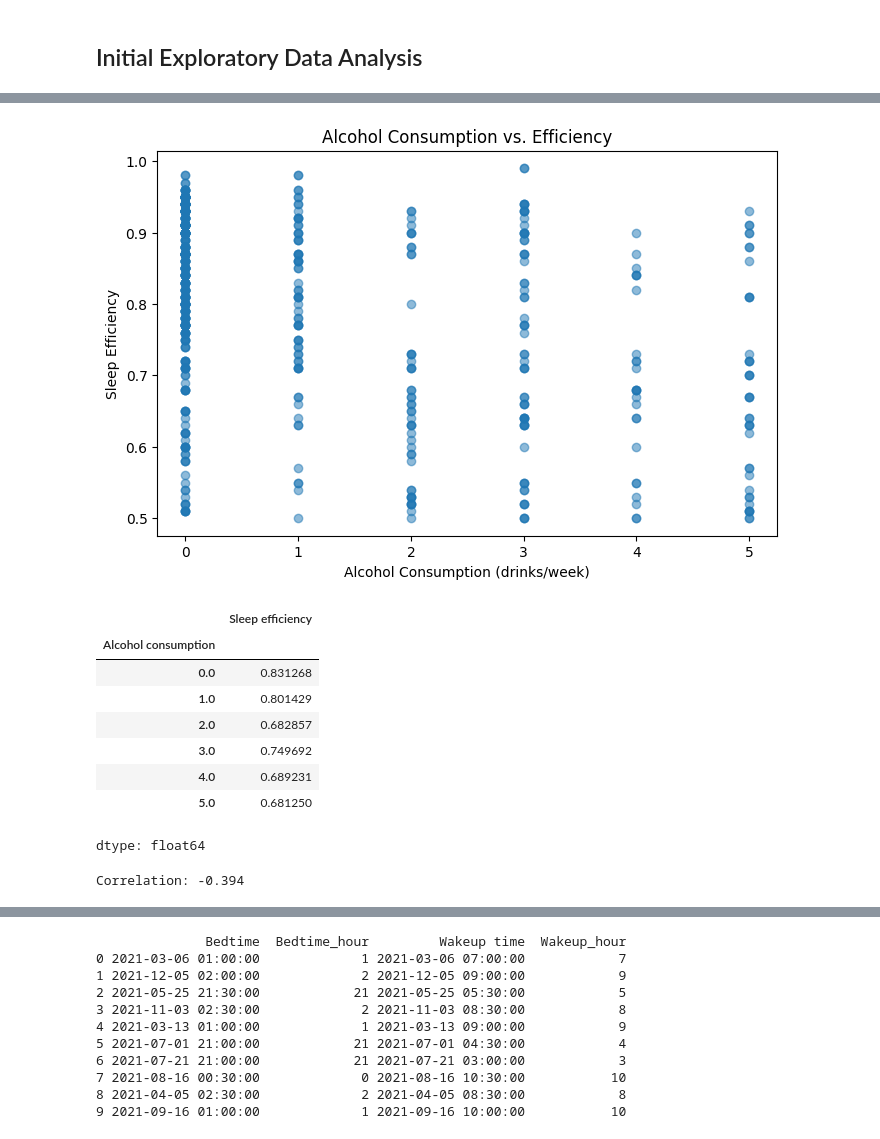
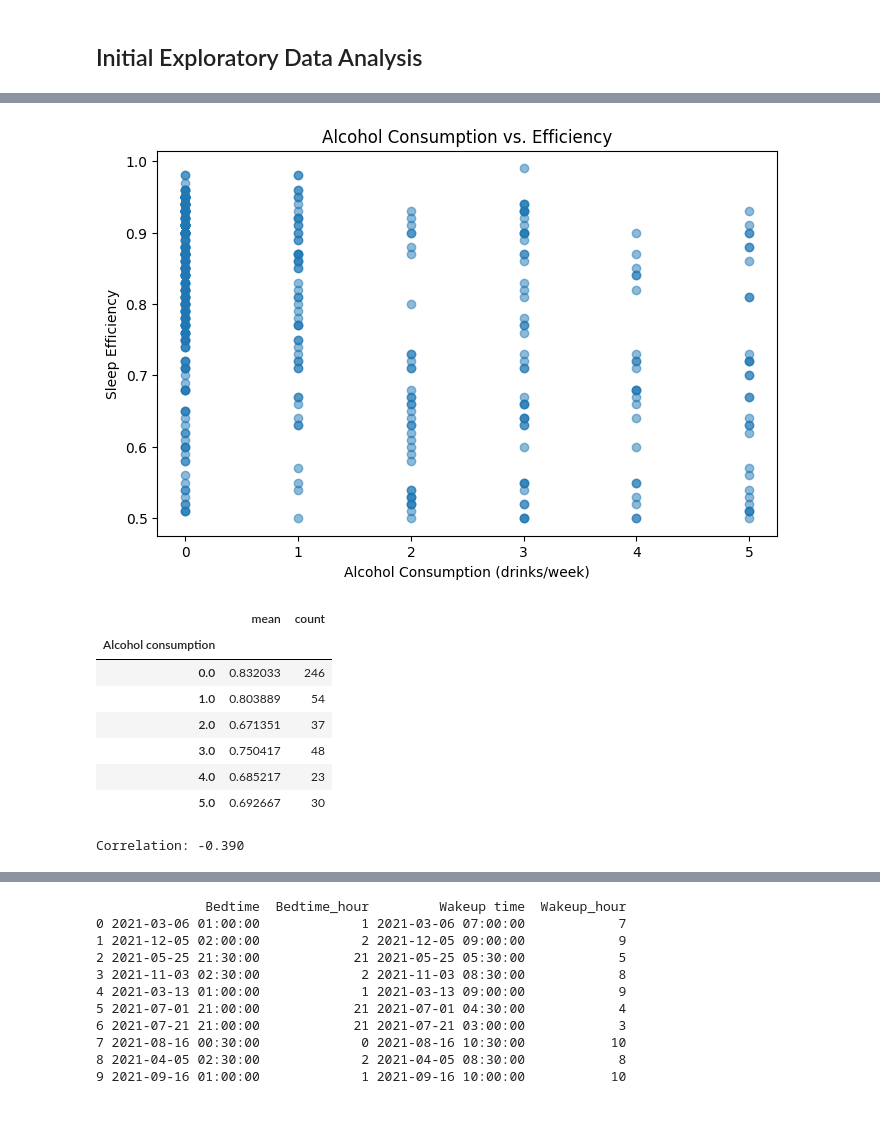
Before and after one commit to stnly999/Sleep-Efficiency-ML-A2, a Jupyter notebook: 14639482_Sleep_Efficiency_A2.ipynb, the cells around one changed output, grey strips where cells are left out. Drawn from its saved outputs; the diff is of its cells as text; code cells hidden in the pictures.

```diff
--- a/14639482_Sleep_Efficiency_A2.ipynb
+++ b/14639482_Sleep_Efficiency_A2.ipynb
@@ -5,8 +5,10 @@ import pandas as pd
 import numpy as np
 import matplotlib.pyplot as plt
 
-# Upload CSV to notebook
-df = pd.read_csv('https://raw.githubusercontent.com/stnly999/Sleep-Efficiency-ML-A2/refs/heads/main/Sleep_Efficiency_Updated.csv')
+# Load the dataset from the public GitHub raw URL
+DATA_URL = 'https://raw.githubusercontent.com/stnly999/Sleep-Efficiency-ML-A2/refs/heads/main/Sleep_Efficiency_Updated.csv'
+df_raw = pd.read_csv(DATA_URL)
+df = df_raw.copy()
 print(df.head())
 print(df.info())
 print(df.shape)
@@ -30,0 +39,10 @@ None
+# %%
+# Duplicate check: are any rows exact copies of another row (ignoring the ID column)?
+feature_cols_all = [c for c in df.columns if c != 'ID']
+dup_mask = df.duplicated(subset=feature_cols_all)
+print(f"Rows before: {len(df)} | exact duplicates (ignoring ID): {dup_mask.sum()}")
+print(f"IDs of the duplicate rows: {df.loc[dup_mask, 'ID'].min()} to {df.loc[dup_mask, 'ID'].max()}")
+print(f"Duplicates among IDs 1-452 only: {df[df['ID'] <= 452].duplicated(subset=feature_cols_all).sum()}")
+
+df = df[~dup_mask].reset_index(drop=True)
+print(f"Rows after removing duplicates: {len(df)}")
@@ -407,24 +446,23 @@ plt.ylabel('Sleep Efficiency')
 plt.title('Alcohol Consumption vs. Efficiency')
 plt.show()
 # %% [output]
-[figure, old version]
+[figure, new version]
 # %%
-df.groupby('Alcohol consumption')['Sleep efficiency'].mean()
+df.groupby('Alcohol consumption')['Sleep efficiency'].agg(['mean', 'count'])
 # %% [output]
-|  | Sleep efficiency |
-| Alcohol consumption |  |
-| 0.0 | 0.831268 |
-| 1.0 | 0.801429 |
-| 2.0 | 0.682857 |
-| 3.0 | 0.749692 |
-| 4.0 | 0.689231 |
-| 5.0 | 0.681250 |
+|  | mean | count |
+| Alcohol consumption |  |  |
+| 0.0 | 0.832033 | 246 |
+| 1.0 | 0.803889 | 54 |
+| 2.0 | 0.671351 | 37 |
+| 3.0 | 0.750417 | 48 |
+| 4.0 | 0.685217 | 23 |
+| 5.0 | 0.692667 | 30 |
-dtype: float64
 # %%
 correlation = df['Alcohol consumption'].corr(df['Sleep efficiency'])
 print(f"Correlation: {correlation:.3f}")
 # %% [output]
-Correlation: -0.394
+Correlation: -0.390
 # %% [markdown]
 ### Alcohol Consumption vs. Efficiency
 
```
Also changed, not shown: parts of 71 cells of this notebook.
